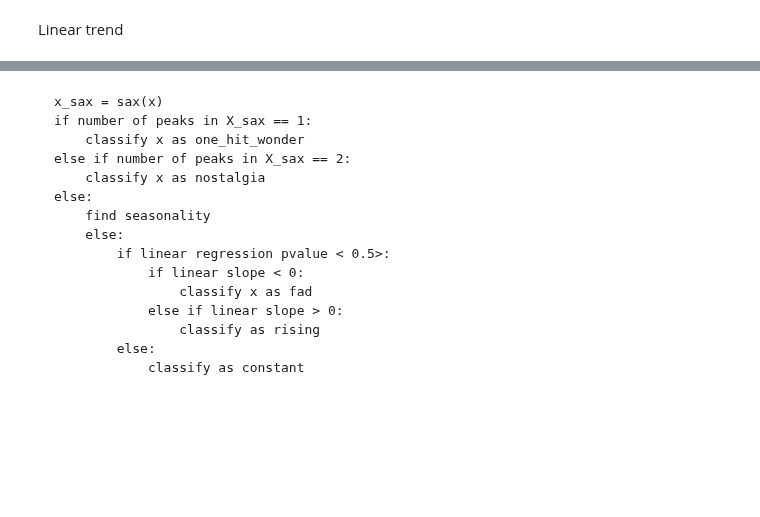
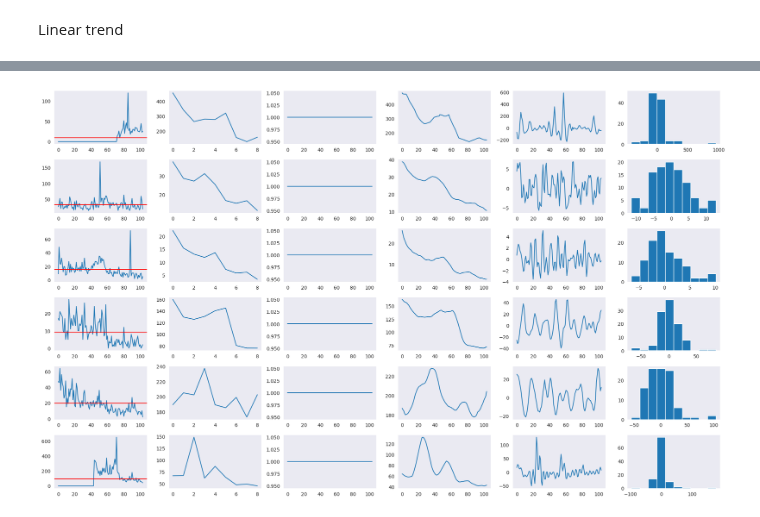
Before and after one commit to MNetanel/wikipedia-people-page-views-patterns, a Jupyter notebook: notebooks/03_sequences_analysis.ipynb, the cells around one changed output, grey strips where cells are left out. Drawn from its saved outputs; the diff is of its cells as text; code cells hidden in the pictures; blank space fills up the shorter version.

````diff
--- a/notebooks/03_sequences_analysis.ipynb
+++ b/notebooks/03_sequences_analysis.ipynb
@@ -271,3 +202,0 @@ simple_linear_regression_per_row(np.array(np.expand_dims(x, 0)))
-# %%
-for x in X[:50]:
-    print(regression(x))
@@ -357,7 +289,4 @@ array([6, 6, 6, 6, 6])
 # %%
-(views_df.filter(pl.col('title').is_in(info_df.filter(pl.col('level2_main_occ') == 'Politics').select('name')))
- .melt('title')
- .group_by('title')
- .agg(linear_trend=pl.col('value').ts.linear_trend())
- .unnest('linear_trend')
-)
+X = views_df.filter(pl.col('title').is_in(info_df.filter(pl.col('level2_main_occ') == 'Politics').select('name'))).drop('title').fill_null(0).to_numpy()#.drop_nulls().to_numpy()
+rng = np.random.default_rng(RANDOM_SEED)
+rng.shuffle(X)
@@ -519,20 +293,31 @@ plt.show()
-# %% [markdown]
-```
-x_sax = sax(x)
-if number of peaks in X_sax == 1:
-    classify x as one_hit_wonder
-else if number of peaks in X_sax == 2:
-    classify x as nostalgia
-else:
-    find seasonality
-    else:
-        if linear regression pvalue < 0.5>:
-            if linear slope < 0:
-                classify x as fad
-            else if linear slope > 0:
-                classify as rising
-        else:
-            classify as constant
-
-
-```
+# %%
+sax_transformer = SymbolicAggregateApproximation(n_bins=2, alphabet='ordinal', strategy='uniform')
+X_sax = sax_transformer.transform(X)
+
+paa_transformer = PiecewiseAggregateApproximation(window_size=12, overlapping=False)
+X_paa = paa_transformer.transform(X)
+
+ssa_transformer = SingularSpectrumAnalysis(window_size=12, groups='auto')
+X_trend, X_seasonal, X_residual = ssa_transformer.fit_transform(X).transpose(1, 0, 2)
+# %%
+n_to_plot = 6
+offset = 0
+
+sample_idx = np.arange(offset, offset + n_to_plot)
+
+fig, axs = plt.subplots(n_to_plot, 6, figsize=(20, n_to_plot * 2))
+
+all_X = zip(X[sample_idx], X_sax[sample_idx], X_paa[sample_idx], X_trend[sample_idx], X_seasonal[sample_idx], X_residual[sample_idx])
+for (x, x_sax, x_paa, x_trend, x_seasonal, x_residual), ax in zip(all_X, axs):
+    ax[0].plot(x)
+    ax[0].axhline(x.mean(), c='red')
+    ax[1].plot(x_paa)
+    ax[2].plot(x_sax)
+    ax[3].plot(x_trend)
+    ax[4].plot(x_seasonal)
+    ax[5].hist(x_residual)
+
+plt.tight_layout()
+plt.show()
+# %% [output]
+[figure, added]
````
Also changed, not shown: parts of 47 cells of this notebook, 3 other files.
